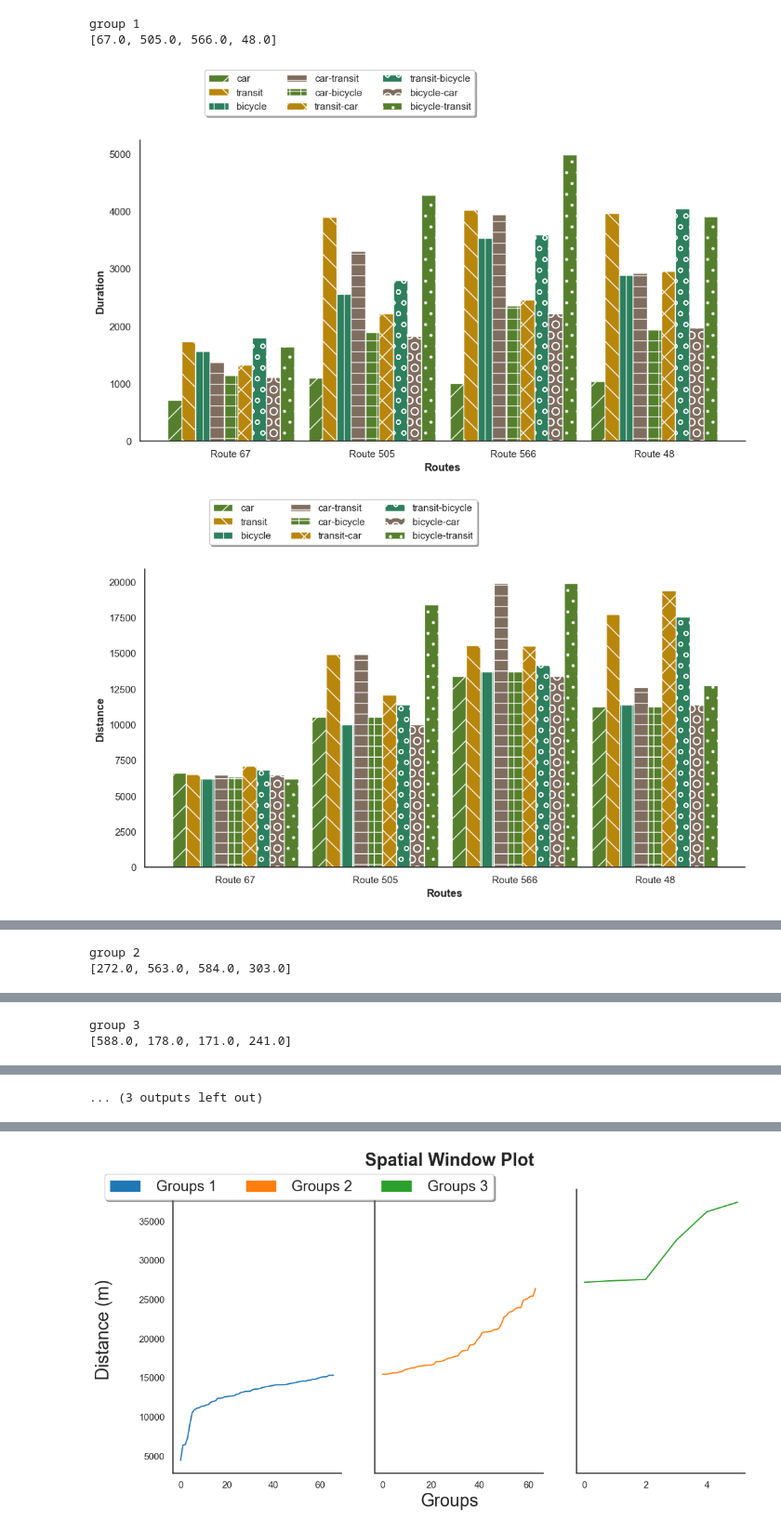
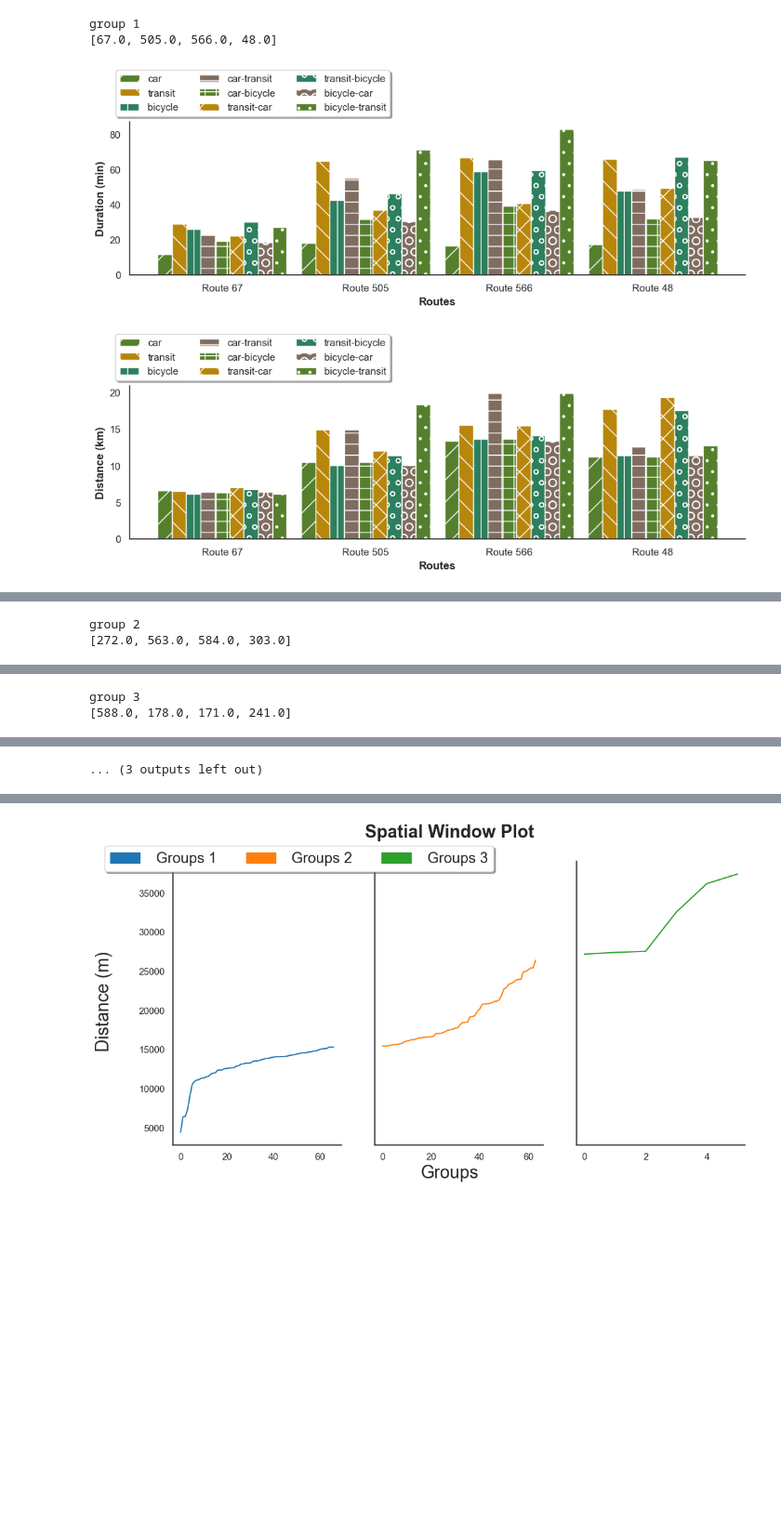
Before and after one commit to CamiloHMS/london_routing, a Jupyter notebook: responses_plot.ipynb, the cells around one changed output, grey strips where cells are left out. Shown at 93% size. Drawn from its saved outputs; the diff is of its cells as text; code cells hidden in the pictures; blank space fills up the shorter version.

```diff
--- a/responses_plot.ipynb
+++ b/responses_plot.ipynb
@@ -31,26 +31,30 @@ def plotBars(bars, ylabel, labels, fluxos, fname=None):
 
     # Add xticks on the middle of the group bars
     plt.xlabel('Routes', fontweight='bold')
-    plt.ylabel(ylabel[0].upper() + ylabel[1:], fontweight='bold')
+    plt.ylabel(ylabel, fontweight='bold')
     plt.xticks([2*r + 4*barWidth for r in range(len(bars[0]))], fluxos)
 
     # Create legend & Show graphic
-    plt.legend(loc="upper center",bbox_to_anchor=(0.33,1.25),fancybox=True,shadow=True,ncol=3)
+    plt.legend(loc="upper center",bbox_to_anchor=(0.20,1.37),fancybox=True,shadow=True,ncol=3)
 
     sns.despine()
-    plt.rcParams["figure.figsize"] = (12,6)
+    plt.rcParams["figure.figsize"] = (12,3)
 
-    if fname != None: plt.savefig('data/results/plots/'+fname)
+    if fname != None: plt.savefig('results/plots/'+fname+".pdf",bbox_inches="tight")
     plt.show()
     plt.close()
 
 def plotBoxPlots(df,label,title,x,y,fname=None):
     plt.figure()
+    sns.set(style="darkgrid")
+    flierprops = {"marker":"d",
+                'markeredgecolor': 'none',
+                'markerfacecolor': 'grey'}
     plt.title(title)
-    sns.boxplot(data=df,x=x,y=y)
+    sns.boxplot(data=df,x=x,y=y,hue="modal",flierprops=flierprops)
     plt.xlabel(label)
     plt.ylabel("Modal")
-    if fname != None: plt.savefig('data/results/plots/'+fname)
+    if fname != None: plt.savefig('results/plots/'+fname+".pdf",bbox_inches="tight")
     plt.show()
 
 def divide_range(min_val, max_val):
@@ -99,6 +103,20 @@ if "error" in labels: labels.remove("error")
 
 removeID = dataf.loc[dataf['modal'] == 'error']['setID'].to_list() # remove setID with error
 dataf_new = dataf.drop(dataf[dataf['setID'].isin(removeID)].index)
+
+dataf_new['duration'] = dataf_new['duration'].apply(lambda x: x/60)
+dataf_new['distance'] = dataf_new['distance'].apply(lambda x: x/1000)
+
+normalization = lambda x: (x-x.mean())/ x.std()
+
+dataf_new['duration_norm'] = (dataf_new['duration'] - dataf_new['duration'].min() / (dataf_new['duration'].max() - dataf_new['duration'].min()))
+dataf_new['distance_norm'] = (dataf_new['distance'] - dataf_new['distance'].min() / (dataf_new['distance'].max() - dataf_new['distance'].min()))
+dataf_new['emission_norm'] = (dataf_new['emission'] - dataf_new['emission'].min() / (dataf_new['emission'].max() - dataf_new['emission'].min()))
+dataf_new['price_norm'] = (dataf_new['price'] - dataf_new['price'].min() / (dataf_new['price'].max() - dataf_new['price'].min()))
+
+dataf_new.rename(columns={"Unnamed: 0": "index"},inplace=True)
+
+dataf_new.to_csv("results/filtered_responses.csv",index=False)
 # %%
 ## distance extreme outliers
 """
@@ -139,19 +156,22 @@ print([i.shape[0] for i in windows])
 # %%
 ## barplot
 rd.seed(10)
+
+translator = {"distance": "Distance (km)","duration": "Duration (min)","price": "Price (R$)", "emission": "Emission (kg CO2)"}
 
 for j in range(len(distance_wind)):
     print("group",j+1)
     sampl = rd.sample(sorted(windows[j].index),4)
     print(sampl)
 
     group = dataf_new.loc[dataf_new['setID'].isin(sampl)]
     routes = list(map(lambda x: f"Route {int(x)}",sampl))
     for i in ylabels:
+        title = f"{i} per flow - Group {j+1}"
         bars = getBars(group,labels,i)
-        plotBars(bars,i,labels,routes)
+        plotBars(bars,translator[i],labels,routes,fname=title)
 # %% [output]
 group 1
 [67.0, 505.0, 566.0, 48.0]
-[figure, old version]
+[figure, new version]
-[figure, old version]
+[figure, new version]
```
Also changed, not shown: parts of 3 cells of this notebook, 25 other files.
